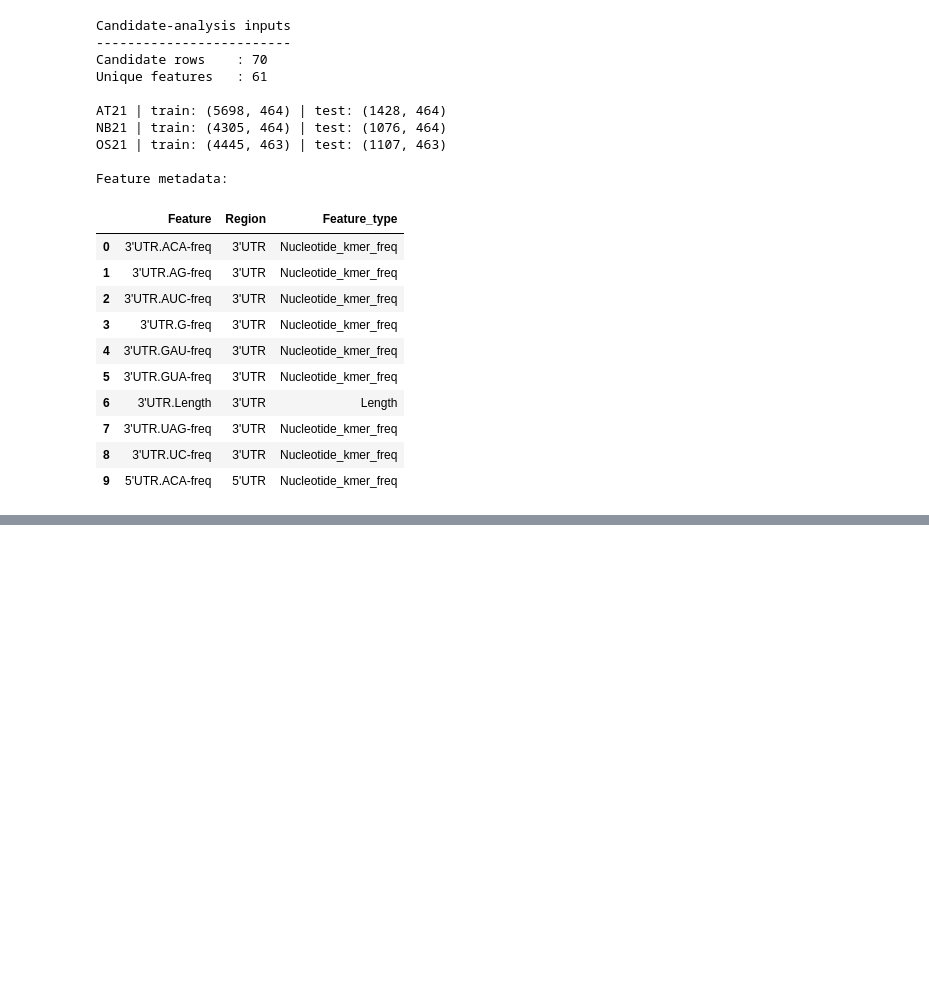
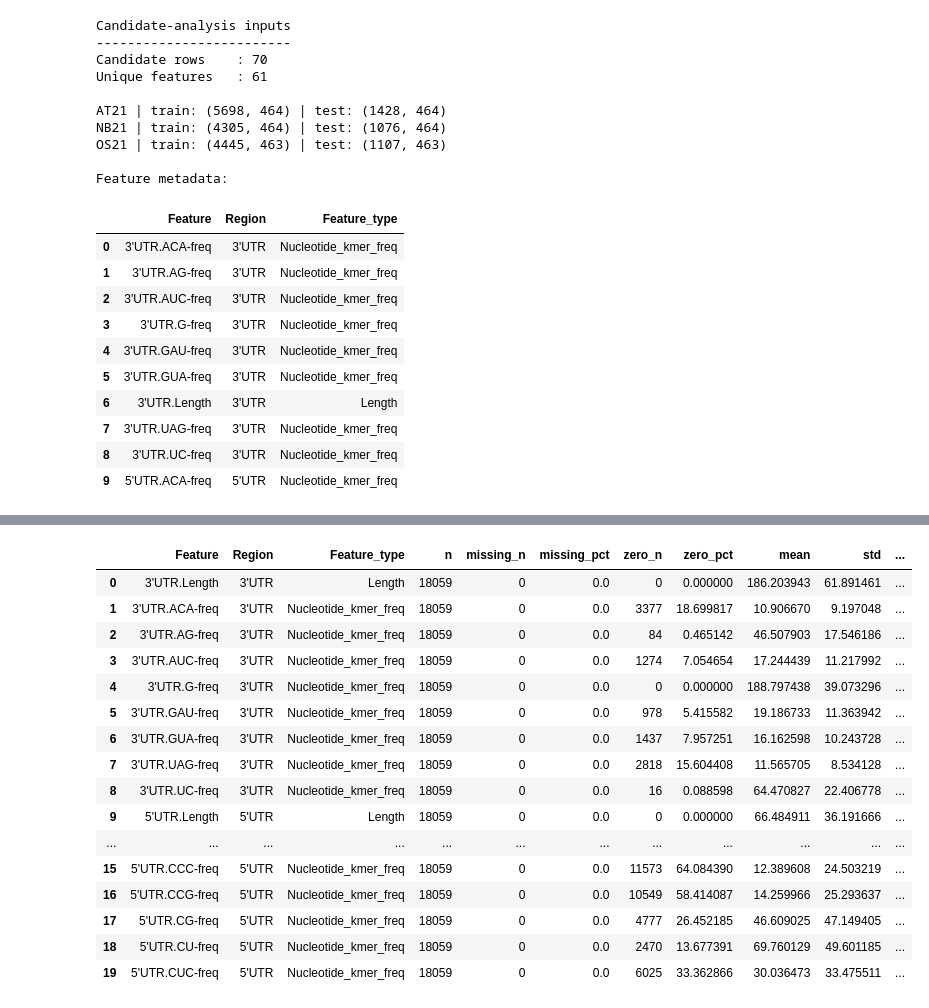
Before and after one commit to ih-11/regression, a Jupyter notebook: notebooks/analysis5_step1.ipynb, the cells around one changed output, grey strips where cells are left out. Saved outputs shown, nothing was run; the diff lists cells and outputs as text; code cells hidden in the pictures; blank space fills up the shorter version.

```diff
--- a/notebooks/analysis5_step1.ipynb
+++ b/notebooks/analysis5_step1.ipynb
@@ -689,0 +792,83 @@ Feature metadata:
+# %%
+# ============================================
+# Candidate feature quality assessment
+# ============================================
+
+summary_rows = []
+
+for feature in candidate_features:
+
+    meta = feature_metadata_df.loc[
+        feature_metadata_df["Feature"] == feature
+    ].iloc[0]
+
+    values = candidate_master_df[feature]
+
+    summary_rows.append({
+
+        "Feature": feature,
+        "Region": meta["Region"],
+        "Feature_type": meta["Feature_type"],
+
+        "n": values.notna().sum(),
+        "missing_n": values.isna().sum(),
+        "missing_pct": values.isna().mean() * 100,
+
+        "zero_n": (values == 0).sum(),
+        "zero_pct": (values == 0).mean() * 100,
+
+        "mean": values.mean(),
+        "std": values.std(),
+
+        "median": values.median(),
+
+        "q25": values.quantile(0.25),
+        "q75": values.quantile(0.75),
+
+        "IQR": (
+            values.quantile(0.75)
+            - values.quantile(0.25)
+        ),
+
+        "min": values.min(),
+        "max": values.max(),
+
+        "skew": stats.skew(
+            values,
+            nan_policy="omit",
+        ),
+
+        "kurtosis": stats.kurtosis(
+            values,
+            nan_policy="omit",
+        ),
+
+        "variance": values.var(),
+
+        "cv": (
+            values.std()
+            / values.mean()
+            if values.mean() != 0
+            else np.nan
+        ),
+
+    })
+
+candidate_feature_summary_df = (
+    pd.DataFrame(summary_rows)
+    .sort_values(
+        [
+            "Region",
+            "Feature_type",
+            "Feature",
+        ]
+    )
+    .reset_index(drop=True)
+)
+
+print("Candidate feature summary")
+print("-------------------------")
+print(candidate_feature_summary_df.shape)
+
+display(candidate_feature_summary_df.head(20))
+# %% [output]
@@ -689,0 +878,17 @@ Feature metadata:
+|  | Feature | Region | Feature_type | n | missing_n | missing_pct | zero_n | zero_pct | mean | std | ... |
+| 0 | 3'UTR.Length | 3'UTR | Length | 18059 | 0 | 0.0 | 0 | 0.000000 | 186.203943 | 61.891461 | ... |
+| 1 | 3'UTR.ACA-freq | 3'UTR | Nucleotide_kmer_freq | 18059 | 0 | 0.0 | 3377 | 18.699817 | 10.906670 | 9.197048 | ... |
+| 2 | 3'UTR.AG-freq | 3'UTR | Nucleotide_kmer_freq | 18059 | 0 | 0.0 | 84 | 0.465142 | 46.507903 | 17.546186 | ... |
+| 3 | 3'UTR.AUC-freq | 3'UTR | Nucleotide_kmer_freq | 18059 | 0 | 0.0 | 1274 | 7.054654 | 17.244439 | 11.217992 | ... |
+| 4 | 3'UTR.G-freq | 3'UTR | Nucleotide_kmer_freq | 18059 | 0 | 0.0 | 0 | 0.000000 | 188.797438 | 39.073296 | ... |
+| 5 | 3'UTR.GAU-freq | 3'UTR | Nucleotide_kmer_freq | 18059 | 0 | 0.0 | 978 | 5.415582 | 19.186733 | 11.363942 | ... |
+| 6 | 3'UTR.GUA-freq | 3'UTR | Nucleotide_kmer_freq | 18059 | 0 | 0.0 | 1437 | 7.957251 | 16.162598 | 10.243728 | ... |
+| 7 | 3'UTR.UAG-freq | 3'UTR | Nucleotide_kmer_freq | 18059 | 0 | 0.0 | 2818 | 15.604408 | 11.565705 | 8.534128 | ... |
+| 8 | 3'UTR.UC-freq | 3'UTR | Nucleotide_kmer_freq | 18059 | 0 | 0.0 | 16 | 0.088598 | 64.470827 | 22.406778 | ... |
+| 9 | 5'UTR.Length | 5'UTR | Length | 18059 | 0 | 0.0 | 0 | 0.000000 | 66.484911 | 36.191666 | ... |
+| ... | ... | ... | ... | ... | ... | ... | ... | ... | ... | ... | ... |
+| 15 | 5'UTR.CCC-freq | 5'UTR | Nucleotide_kmer_freq | 18059 | 0 | 0.0 | 11573 | 64.084390 | 12.389608 | 24.503219 | ... |
+| 16 | 5'UTR.CCG-freq | 5'UTR | Nucleotide_kmer_freq | 18059 | 0 | 0.0 | 10549 | 58.414087 | 14.259966 | 25.293637 | ... |
+| 17 | 5'UTR.CG-freq | 5'UTR | Nucleotide_kmer_freq | 18059 | 0 | 0.0 | 4777 | 26.452185 | 46.609025 | 47.149405 | ... |
+| 18 | 5'UTR.CU-freq | 5'UTR | Nucleotide_kmer_freq | 18059 | 0 | 0.0 | 2470 | 13.677391 | 69.760129 | 49.601185 | ... |
+| 19 | 5'UTR.CUC-freq | 5'UTR | Nucleotide_kmer_freq | 18059 | 0 | 0.0 | 6025 | 33.362866 | 30.036473 | 33.475511 | ... |
```
Also changed, not shown: parts of 4 cells of this notebook.
